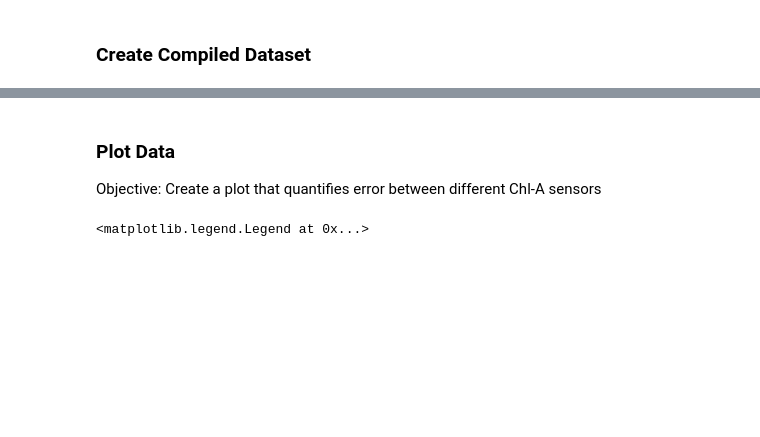
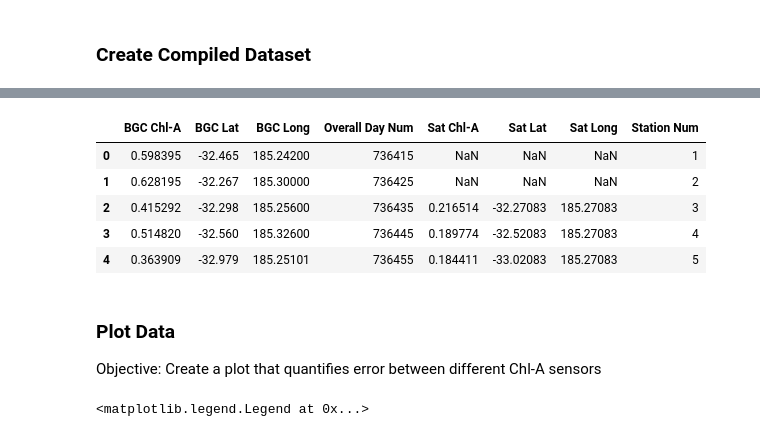
Before and after one commit to AmyPhung/chl-a-comparison, a Jupyter notebook: Workbook4.ipynb, the cells around one changed output, grey strips where cells are left out. Drawn from its saved outputs; the diff is of its cells as text; code cells hidden in the pictures; blank space fills up the shorter version.

```diff
--- a/Workbook4.ipynb
+++ b/Workbook4.ipynb
@@ -12,3 +16,6 @@ import numpy as np
+# %%
+SAT_CHL_A_NAME = "chlor_a [mg m^-3] @ Dummy=first"
+BGC_CHL_A_NAME = "Integral_0 { Chlorophyll-A (original) } * d_Pressure (original) [mg m~^-~^3 * decibar] @ Pressure (original) [decibar]=20.0"
 # %% [markdown]
 ### Load & Format BGC Data
 # %%
@@ -248,3 +185,54 @@ Station: 2
+# %%
+compiled_dict = {"Station Num": [],
+                 "Overall Day Num": [],
+                 "BGC Lat": [],
+                 "BGC Long": [],
+                 "BGC Chl-A": [],
+                 "Sat Lat": [],
+                 "Sat Long": [],
+                 "Sat Chl-A": [],
+                } # Initialize empty list for each variable
+
+
+for i in range(0,len(bgc_df)): # For each station in BGC dataset
+    stn = bgc_df.iloc[i] # Get BGC data from station
+
+    # Fill in Station Number
+    stn_num = stn["Station Num"]
+    compiled_dict["Station Num"].append(stn_num)
+
+    # Fill in Day Number
+    day_num = stn["Overall Day Num"]
+    compiled_dict["Overall Day Num"].append(day_num)
+
+    # Fill in Latitude
+    lat = stn["Latitude [degrees_north]"]
+    compiled_dict["BGC Lat"].append(lat)
+
+    # Fill in Longitude
+    long = stn["Longitude [degrees_east]"]
+    compiled_dict["BGC Long"].append(long)
+
+    # Fill in BGC Chl-A data
+    bgc_chl = stn[BGC_CHL_A_NAME]
+    compiled_dict["BGC Chl-A"].append(bgc_chl)
+
+    # Compute & fill in Satellite Chl-A data
+    sat_chl, sat_lat, sat_long = findNearestValue(lat, long, day_num, sat_df)
+    compiled_dict["Sat Lat"].append(sat_lat)
+    compiled_dict["Sat Long"].append(sat_long)
+    compiled_dict["Sat Chl-A"].append(sat_chl)
+
+
+compiled_df = pd.DataFrame(compiled_dict)
+compiled_df.head()
+# %% [output]
+|  | BGC Chl-A | BGC Lat | BGC Long | Overall Day Num | Sat Chl-A | Sat Lat | Sat Long | Station Num |
+| 0 | 0.598395 | -32.465 | 185.24200 | 736415 | NaN | NaN | NaN | 1 |
+| 1 | 0.628195 | -32.267 | 185.30000 | 736425 | NaN | NaN | NaN | 2 |
+| 2 | 0.415292 | -32.298 | 185.25600 | 736435 | 0.216514 | -32.27083 | 185.27083 | 3 |
+| 3 | 0.514820 | -32.560 | 185.32600 | 736445 | 0.189774 | -32.52083 | 185.27083 | 4 |
+| 4 | 0.363909 | -32.979 | 185.25101 | 736455 | 0.184411 | -33.02083 | 185.27083 | 5 |
 # %% [markdown]
 ### Plot Data
 Objective: Create a plot that quantifies error between different Chl-A sensors
```
Also changed, not shown: parts of 13 cells of this notebook.
